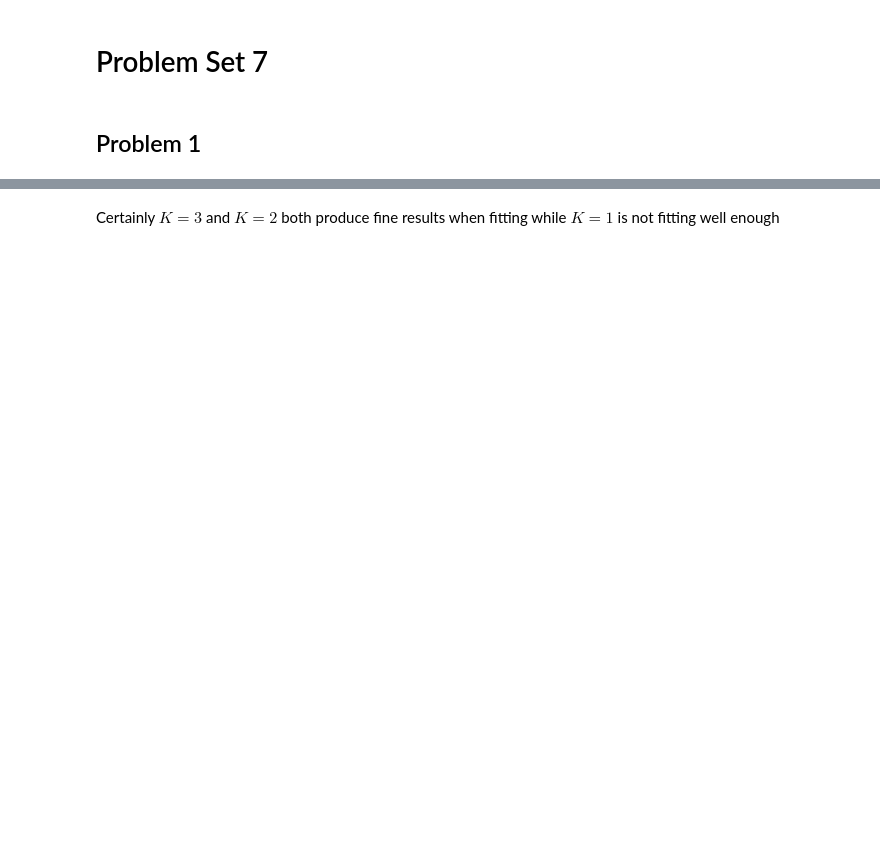
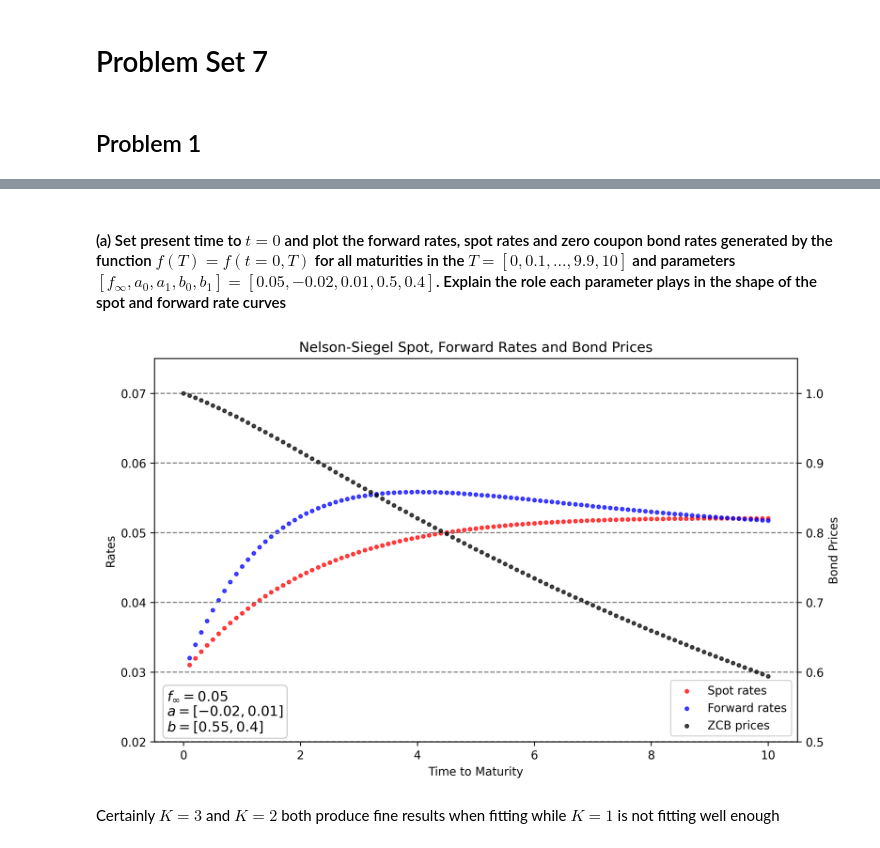
Before and after one commit to johanoelgaard/FixedIncome, a Jupyter notebook: Problem Sets/Problem Set 7/ps7.ipynb, the cells around one changed output, grey strips where cells are left out. Saved outputs shown, nothing was run; the diff lists cells and outputs as text; code cells hidden in the pictures; blank space fills up the shorter version.

```diff
--- a/Problem Sets/Problem Set 7/ps7.ipynb
+++ b/Problem Sets/Problem Set 7/ps7.ipynb
@@ -34,3 +50,5 @@ Downside w. Nelson-Siegel. It is more differentiable to upper case T and flexibl
+# %% [markdown]
+#### (a) Set present time to $t = 0$ and plot the forward rates, spot rates and zero coupon bond rates generated by the function $f(T) = f(t = 0,T)$ for all maturities in the $T = [0,0.1,...,9.9,10]$ and parameters $[f_\infty,a_0,a_1,b_0,b_1] = [0.05,−0.02,0.01,0.5,0.4]$. Explain the role each parameter plays in the shape of the spot and forward rate curves
 # %%
 f_star = np.array([0.02, 0.02200177, 0.02399526, 0.02596512, 0.02789877,
 0.02978607, 0.03161897, 0.03339121, 0.03509809, 0.03673622, 0.03830334,
@@ -49,5 +67,58 @@ f_star = np.array([0.02, 0.02200177, 0.02399526, 0.02596512, 0.02789877,
 0.05591645, 0.05578117, 0.05564517, 0.05550853, 0.05537132, 0.05523364,
 0.05509554, 0.05495709, 0.05481836, 0.05467941, 0.05454029, 0.05440108,
 0.05426181, 0.05412255, 0.05398334, 0.05384423, 0.05370527, 0.05356650])
+# %%
+N = 100 # number of months
+T = np.array([1/10*i for i in range(0,N+1)]) # time to maturity in years (10 points per year)
+
+# parameters outlined in the exercise
+f_inf, sigma = 0.05, 0.03
+a_star, b_star = [-0.02, 0.01], [0.5, 0.4] # must be in form of lists/tuples/arrays
+
+# parameters for 2a in his file
+f_inf, sigma = 0.05, 0.03
+a_star, b_star = [-0.02, 0.01], [0.55, 0.4] # only difference is b_star where 0.5 is replaced by 0.55
+
+param = f_inf, a_star, b_star
+# %%
+f_plot = fid.f_ns(param, T) # forward rates
+p_plot = np.exp(-fid.F_ns(param, T))
+R_plot = fid.spot_rates_from_zcb_prices(T, p_plot)
+# %%
+fig, ax1 = plt.subplots(figsize=(10, 6), dpi=300)
+
+scatter1 = ax1.scatter(T[1:], R_plot[1:],marker = '.', label='Spot rates', alpha=0.7, color='red')
+scatter2 = ax1.scatter(T[1:], f_plot[1:], marker = '.', label='Forward rates', alpha=0.7, color='blue')
+ax1.set_ylim([0.02, 0.075])
+ax1.set_xlabel('Time to Maturity')
+ax1.set_ylabel('Rates')
+
+# add dotted lines across the plot at 0.01, 0.02, 0.03, 0.04 and 0.05
+ax1.yaxis.set_major_locator(MultipleLocator(base=0.01))
+for tick in ax1.get_yticks():
+    ax1.axhline(y=tick, color='gray', linestyle='--', linewidth=1)
+
+# Add bond prices to the plot on the right axis
+ax2 = ax1.twinx()
+scatter3 = ax2.scatter(T, p_plot, label='ZCB prices', marker = '.', color='black', alpha=0.7)
+ax2.set_ylim([0.5, 1.05])
+ax2.yaxis.set_major_locator(MultipleLocator(base=0.1))
+ax2.set_ylabel('Bond Prices')
+
+textstr = f'$f_\infty={f_inf}$\n$a={a_star}$\n$b={b_star}$'
+props = dict(boxstyle='round', facecolor='white', alpha=0.2)
+plt.text(0.02, 0.02, textstr, transform=ax1.transAxes, fontsize=12,
+         verticalalignment='bottom', bbox=props)
+
+# Combine legends
+scatters = [scatter1, scatter2, scatter3]
+labels = [scatter.get_label() for scatter in scatters]
+ax1.legend(scatters, labels, loc='lower right')
+
+plt.title('Nelson-Siegel Spot, Forward Rates and Bond Prices')
+plt.show()
+plt.close()
+# %% [output]
+[figure, added]
 # %% [markdown]
 Certainly $K=3$ and $K=2$ both produce fine results when fitting while $K=1$ is not fitting well enough
```
Also changed, not shown: parts of 18 cells of this notebook, 1 other file.
